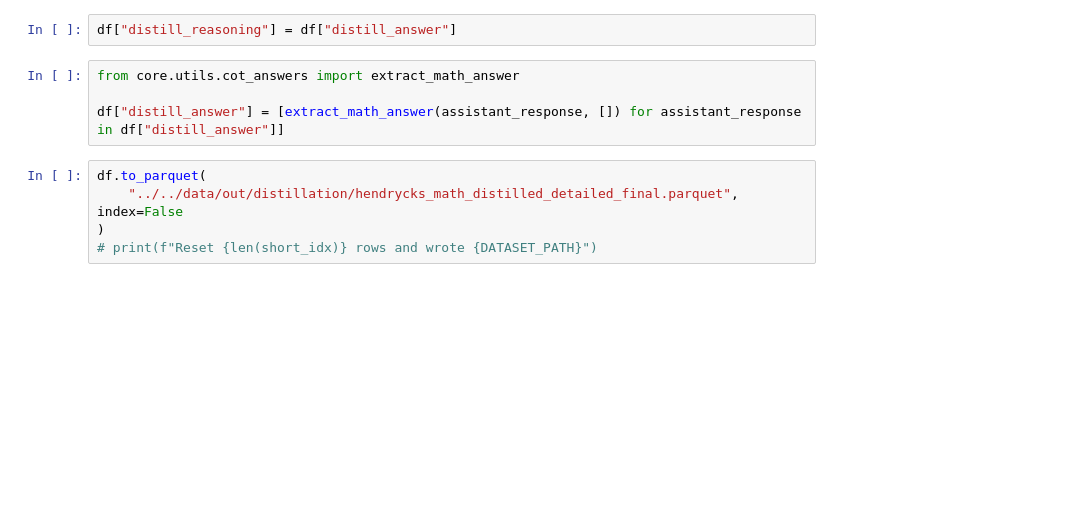
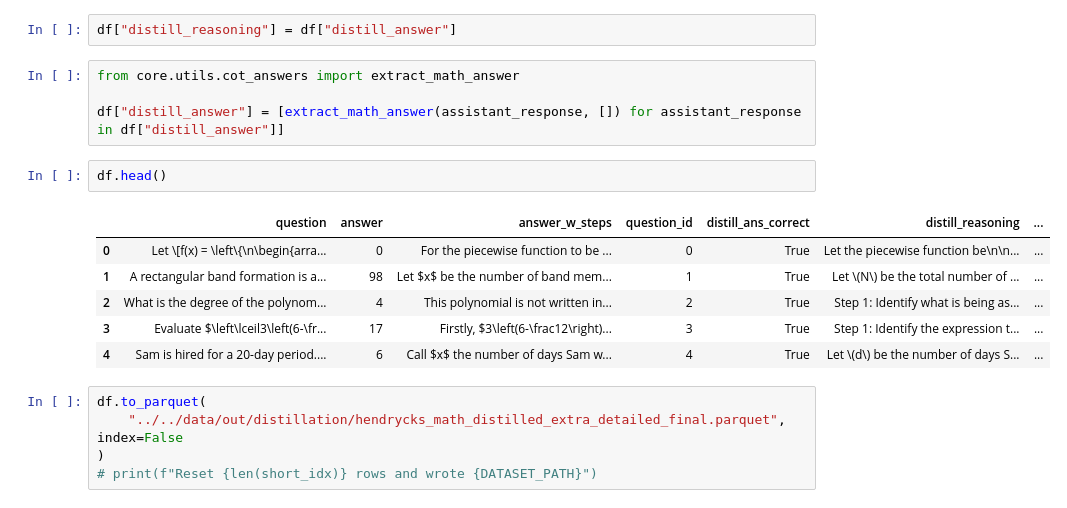
Before and after one commit to LabARSS/recursive_offline_distillation, a Jupyter notebook: src/postprocessing/distill_traces_quality_analysis.ipynb, the cells around one changed output. Cells and saved outputs as stored; diff of their text form; blank space fills up the shorter version.

```diff
--- a/src/postprocessing/distill_traces_quality_analysis.ipynb
+++ b/src/postprocessing/distill_traces_quality_analysis.ipynb
@@ -283,8 +265,17 @@ df["distill_reasoning"] = df["distill_answer"]
 from core.utils.cot_answers import extract_math_answer
 
 df["distill_answer"] = [extract_math_answer(assistant_response, []) for assistant_response in df["distill_answer"]]
+# %%
+df.head()
+# %% [output]
+|  | question | answer | answer_w_steps | question_id | distill_ans_correct | distill_reasoning | ... |
+| 0 | Let \[f(x) = \left\{\n\begin{arra... | 0 | For the piecewise function to be ... | 0 | True | Let the piecewise function be\n\n... | ... |
+| 1 | A rectangular band formation is a... | 98 | Let $x$ be the number of band mem... | 1 | True | Let \(N\) be the total number of ... | ... |
+| 2 | What is the degree of the polynom... | 4 | This polynomial is not written in... | 2 | True | Step 1: Identify what is being as... | ... |
+| 3 | Evaluate $\left\lceil3\left(6-\fr... | 17 | Firstly, $3\left(6-\frac12\right)... | 3 | True | Step 1: Identify the expression t... | ... |
+| 4 | Sam is hired for a 20-day period.... | 6 | Call $x$ the number of days Sam w... | 4 | True | Let \(d\) be the number of days S... | ... |
 # %%
 df.to_parquet(
-    "../../data/out/distillation/hendrycks_math_distilled_detailed_final.parquet", index=False
+    "../../data/out/distillation/hendrycks_math_distilled_extra_detailed_final.parquet", index=False
 )
 # print(f"Reset {len(short_idx)} rows and wrote {DATASET_PATH}")
```
Also changed, not shown: parts of 8 cells of this notebook, 4 other files.
